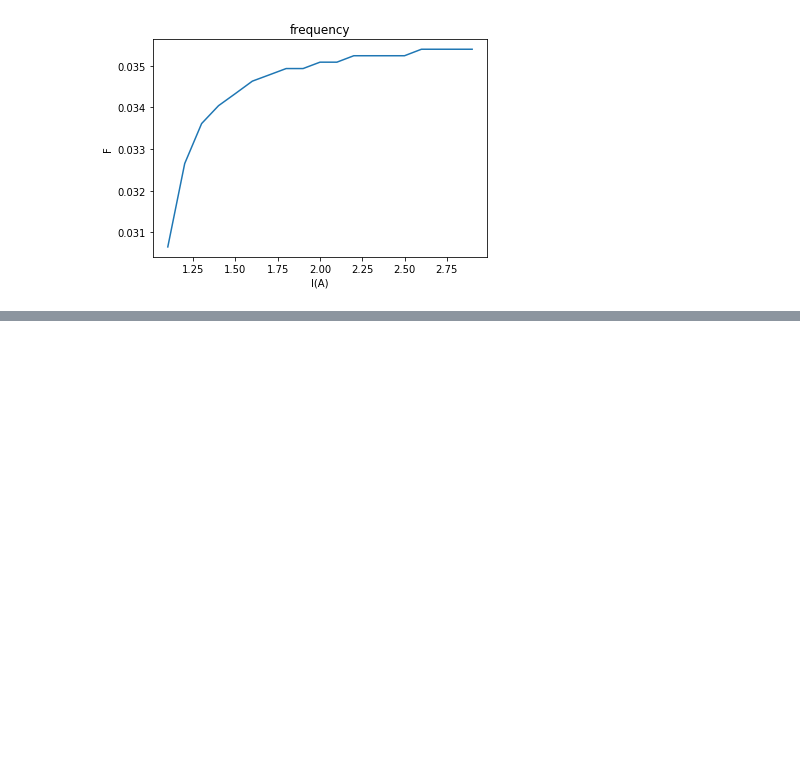
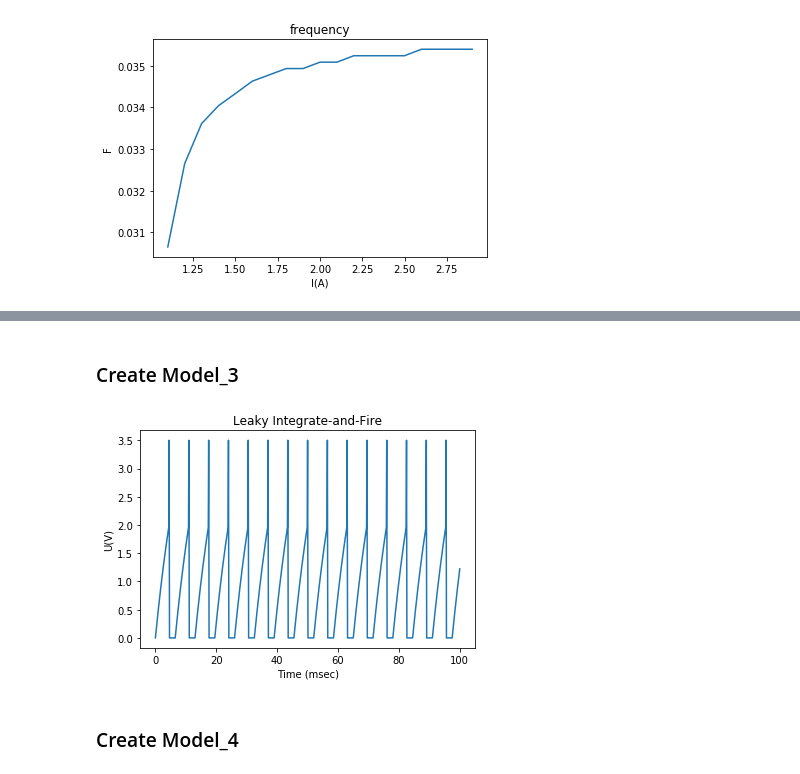
Before and after one commit to safeamiiir/Leaky-Integrate-and-Fire-Model, a Jupyter notebook: Exc_1.ipynb, the cells around one changed output, grey strips where cells are left out. Saved outputs shown, nothing was run; the diff lists cells and outputs as text; code cells hidden in the pictures; blank space fills up the shorter version.

```diff
--- a/Exc_1.ipynb
+++ b/Exc_1.ipynb
@@ -116,0 +137,20 @@ plot_i_t(model_alt)
+# %% [markdown]
+### Create Model_3
+# %%
+T = 100 # total time to simulate (msec)
+dt = 0.125 # simulation time step (msec)
+time = np.arange(0, T+dt, dt) # time array
+t_rest = 0 # initial refractory time
+Rm = 1 # resistance (kOhm)
+Cm = 10 # capacitance (uF)
+tau_ref = 2 # refractory period (msec)
+Vth = 2 # spike threshold (V)
+V_spike = 1.5 # spike delta (V)
+I = 5.5 # input current (A)
+
+model_3 = lif_model(time, t_rest, Rm, Cm, tau_ref, Vth, V_spike, I )
+plot_lif(model_3)
+# %% [output]
+[figure, added]
+# %% [markdown]
+### Create Model_4
```
Also changed, not shown: parts of 16 cells of this notebook, 2 other files.
